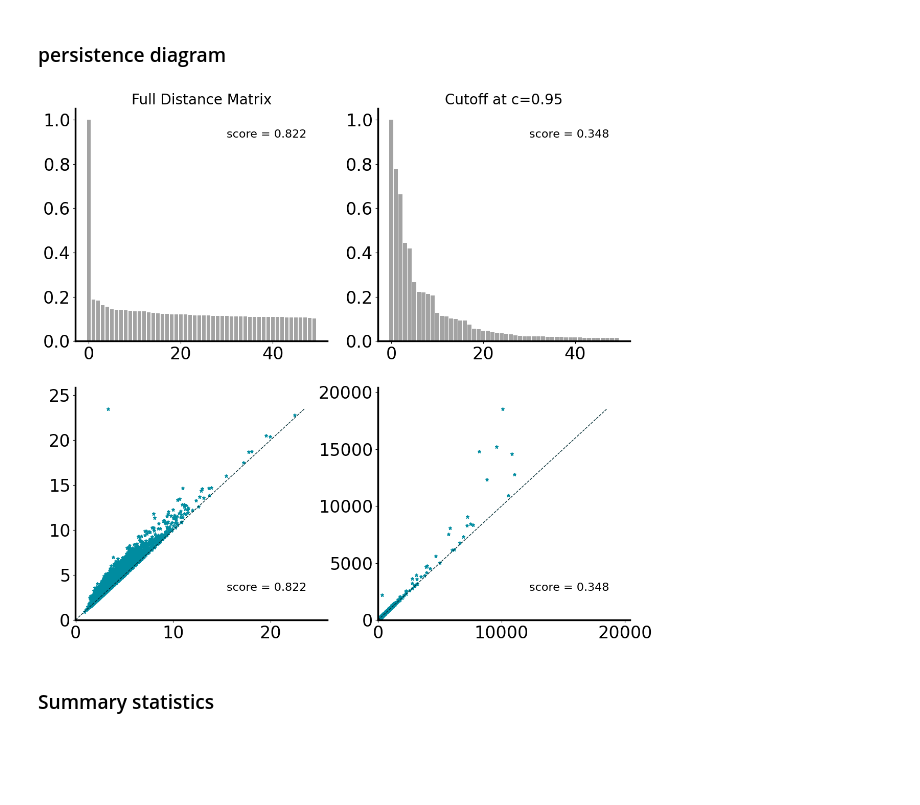
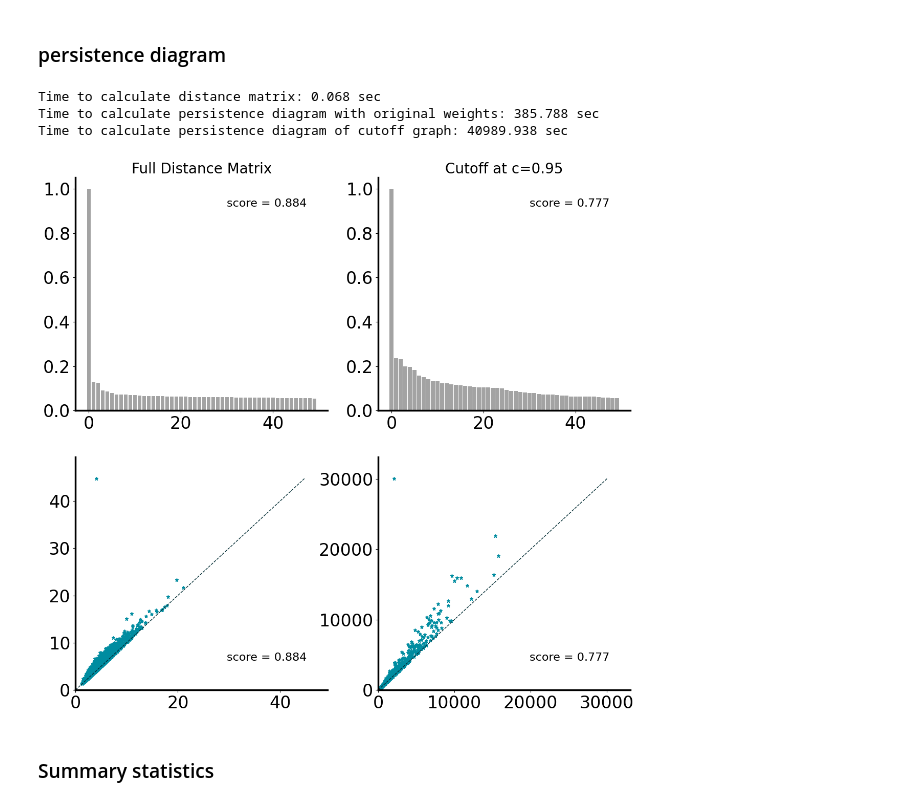
Before and after one commit to ClusterDuck123/ringity, a Jupyter notebook: doc/figures/Fig1+Fig2F-biological_networks.ipynb, the cells around one changed output. Cells and saved outputs as stored; diff of their text form; code cells hidden in the pictures; blank space fills up the shorter version.

```diff
--- a/doc/figures/Fig1+Fig2F-biological_networks.ipynb
+++ b/doc/figures/Fig1+Fig2F-biological_networks.ipynb
@@ -450,12 +492,17 @@ GENE_FILENAME = Path("circadiaNET_correlation_matrices") / "arabidopsis_thaliana
 c = 0.95
 
 # get unweighted network
-gene_corr_df = pd.read_csv(GENE_FOLDER / GENE_FILENAME, delimiter=' ')
-G_gene = nx.from_numpy_array(np.where(gene_corr_df.abs() > c, 1, 0))
+gene_corr_df = pd.read_csv(GENE_FOLDER / GENE_FILENAME, delimiter=" ")
+# subsample for test-run
+# gene_corr_df = gene_corr_df.drop(index=gene_corr_df.index[::10],
+#                                  columns=gene_corr_df.columns[::10])
+G_gene = nx.from_numpy_array(np.where(gene_corr_df > c, 1, 0))
 G_gene.remove_edges_from(nx.selfloop_edges(nx.Graph(G_gene)))
 
 # get LCC
 G_gene = G_gene.subgraph(max(nx.connected_components(G_gene), key=len))
 G_gene = nx.convert_node_labels_to_integers(G_gene)
 
+nx.write_gml(G_gene, GENE_GRAPH_FILE)
+
 pos = nx.spring_layout(G_gene)
@@ -481,21 +531,38 @@ dgm_gene_c = rng.pdiagram(G_gene)
+# %%
+t1 = time.time()
+D_gene = (1 - gene_corr_df).values  # calculate distance matrix
+t2 = time.time()
+print(f"Time to calculate distance matrix: {t2 - t1:.3f} sec")
+dgm_gene = rng.pdiagram(D_gene, distance_matrix=True)
+t3 = time.time()
+print(f"Time to calculate persistence diagram with original weights: {t3 - t2:.3f} sec")
+dgm_gene_c = rng.pdiagram(G_gene)
+t4 = time.time()
+print(f"Time to calculate persistence diagram of cutoff graph: {t4 - t3:.3f} sec")
+# %% [output]
+Time to calculate distance matrix: 0.068 sec
+Time to calculate persistence diagram with original weights: 385.788 sec
+Time to calculate persistence diagram of cutoff graph: 40989.938 sec
 # %%
-fig, axes = plt.subplots(2, 2, figsize=(14,13))
+fig, axes = plt.subplots(2, 2, figsize=(14, 13))
 
-axes[0,0].set_title('Full Distance Matrix', fontsize=20)
-axes[0,1].set_title(f'Cutoff at c={c:.2f}', fontsize=20)
+axes[0, 0].set_title("Full Distance Matrix", fontsize=20)
+axes[0, 1].set_title(f"Cutoff at c={c:.2f}", fontsize=20)
 
-rng.plot_seq(dgm_gene,   ax=axes[0,0], trim=50)
-rng.plot_seq(dgm_gene_c, ax=axes[0,1], trim=50)
-rng.plot_dgm(dgm_gene,   ax=axes[1,0])
-rng.plot_dgm(dgm_gene_c, ax=axes[1,1])
+rng.plot_seq(dgm_gene, ax=axes[0, 0], trim=50)
+rng.plot_seq(dgm_gene_c, ax=axes[0, 1], trim=50)
+rng.plot_dgm(dgm_gene, ax=axes[1, 0])
+rng.plot_dgm(dgm_gene_c, ax=axes[1, 1])
 
 for nr, (ypos, pdgm) in enumerate(iter_product([0.875, 0.125], [dgm_gene, dgm_gene_c])):
-    anno = axes.flatten()[nr].annotate(f'score = {pdgm.ring_score():.3f}',
-                                       xy=(0.6, ypos),
-                                       xycoords='axes fraction',
-                                       fontsize=16)
+    anno = axes.flatten()[nr].annotate(
+        f"score = {pdgm.ring_score():.3f}",
+        xy=(0.6, ypos),
+        xycoords="axes fraction",
+        fontsize=16,
+    )
 # %% [output]
-[figure, old version]
+[figure, new version]
 # %% [markdown]
 ### Summary statistics
 # %%
```
Also changed, not shown: parts of 46 cells of this notebook.
